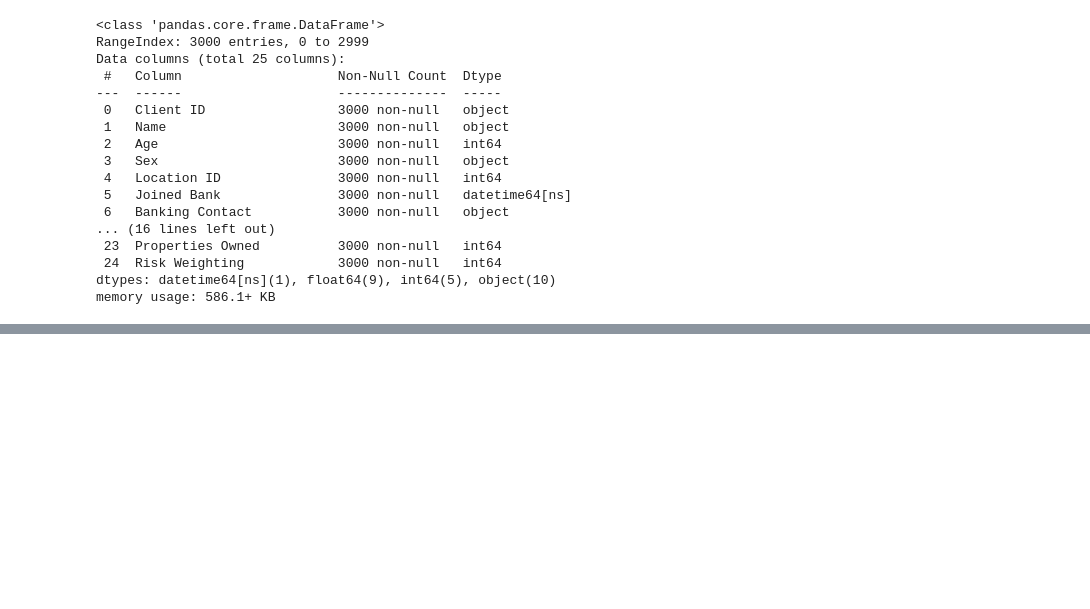
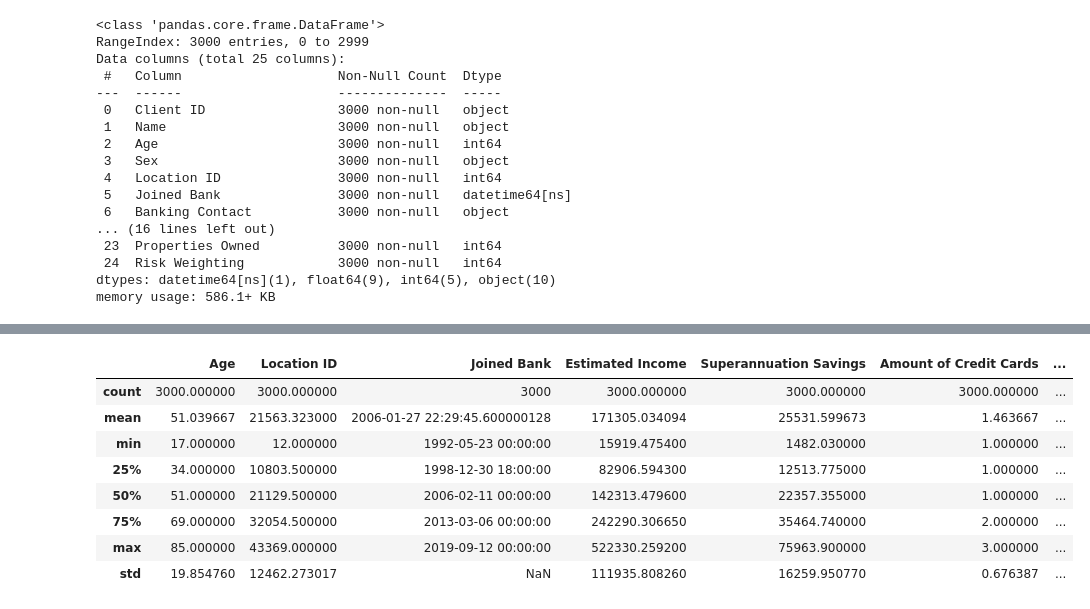
Before and after one commit to AftabQuant/Machine-Learning-Chronicles, a Jupyter notebook: Machine Learning Hub/ML Algorithms/Regression Analysis/Banking Data LR & MLR.ipynb, the cells around one changed output, grey strips where cells are left out. Saved outputs shown, nothing was run; the diff lists cells and outputs as text; code cells hidden in the pictures; blank space fills up the shorter version.

```diff
--- a/Machine Learning Hub/ML Algorithms/Regression Analysis/Banking Data LR & MLR.ipynb
+++ b/Machine Learning Hub/ML Algorithms/Regression Analysis/Banking Data LR & MLR.ipynb
@@ -43,0 +54,12 @@ memory usage: 586.1+ KB
+# %%
+df.describe()
+# %% [output]
+|  | Age | Location ID | Joined Bank | Estimated Income | Superannuation Savings | Amount of Credit Cards | ... |
+| count | 3000.000000 | 3000.000000 | 3000 | 3000.000000 | 3000.000000 | 3000.000000 | ... |
+| mean | 51.039667 | 21563.323000 | 2006-01-27 22:29:45.600000128 | 171305.034094 | 25531.599673 | 1.463667 | ... |
+| min | 17.000000 | 12.000000 | 1992-05-23 00:00:00 | 15919.475400 | 1482.030000 | 1.000000 | ... |
+| 25% | 34.000000 | 10803.500000 | 1998-12-30 18:00:00 | 82906.594300 | 12513.775000 | 1.000000 | ... |
+| 50% | 51.000000 | 21129.500000 | 2006-02-11 00:00:00 | 142313.479600 | 22357.355000 | 1.000000 | ... |
+| 75% | 69.000000 | 32054.500000 | 2013-03-06 00:00:00 | 242290.306650 | 35464.740000 | 2.000000 | ... |
+| max | 85.000000 | 43369.000000 | 2019-09-12 00:00:00 | 522330.259200 | 75963.900000 | 3.000000 | ... |
+| std | 19.854760 | 12462.273017 | NaN | 111935.808260 | 16259.950770 | 0.676387 | ... |
```
Also changed, not shown: parts of 12 cells of this notebook.
